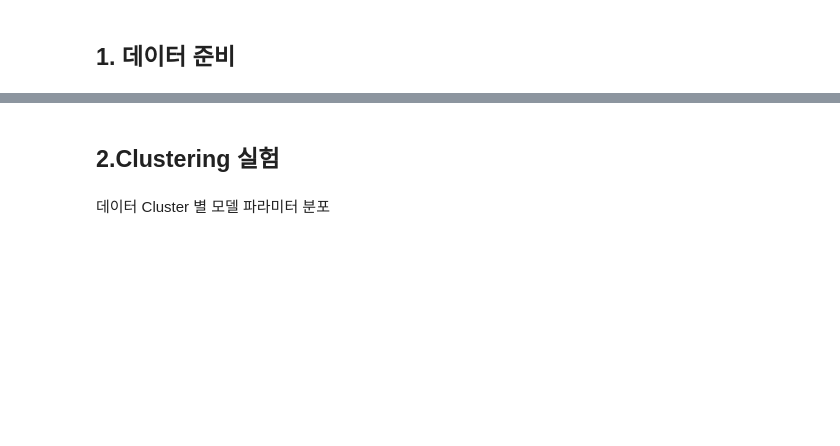
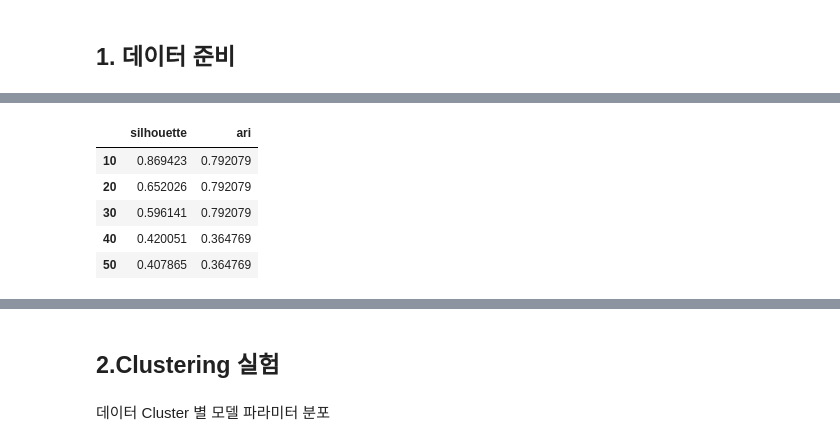
Before and after one commit to yangbaechu/FD-with-Label-Based-Group-Structure, a Jupyter notebook: FedCD.ipynb, the cells around one changed output, grey strips where cells are left out. Drawn from its saved outputs; the diff is of its cells as text; code cells hidden in the pictures; blank space fills up the shorter version.

```diff
--- a/FedCD.ipynb
+++ b/FedCD.ipynb
@@ -577,0 +682,11 @@ def model_clustering_exp(n_clients, total_client_data, distill_data, number_of_c
+# %%
+clustering_acc_3  = clustering_acc
+# %%
+clustering_acc_3
+# %% [output]
+|  | silhouette | ari |
+| 10 | 0.869423 | 0.792079 |
+| 20 | 0.652026 | 0.792079 |
+| 30 | 0.596141 | 0.792079 |
+| 40 | 0.420051 | 0.364769 |
+| 50 | 0.407865 | 0.364769 |
```
Also changed, not shown: parts of 15 cells of this notebook, 2 other files.
